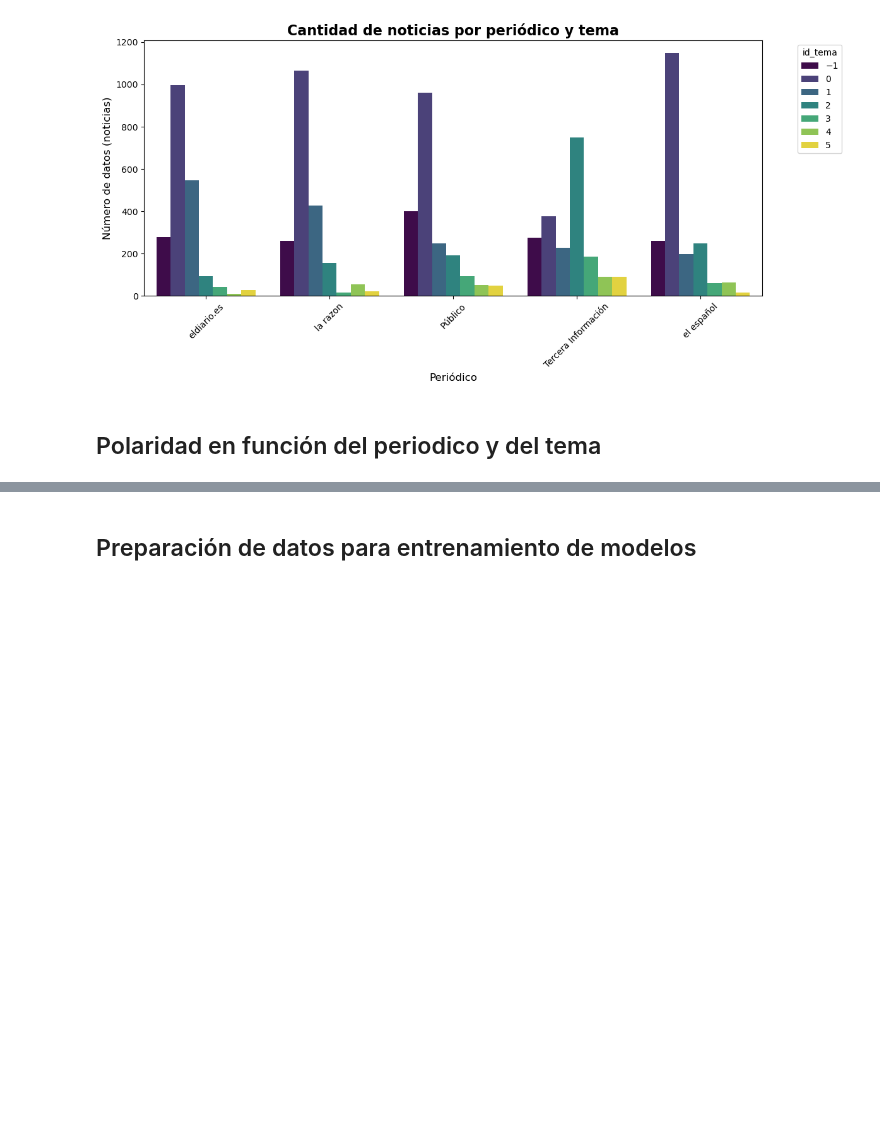
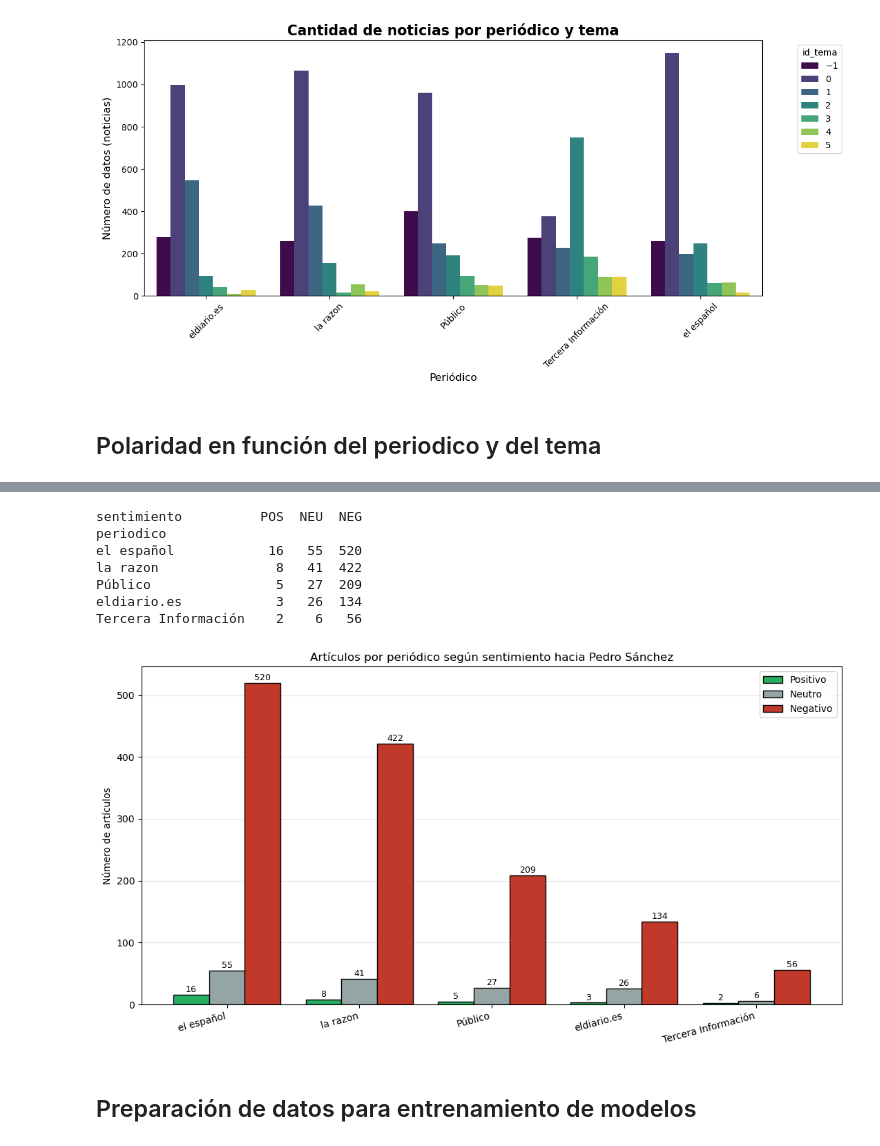
Before and after one commit to avaljuan/NLP_trabajo, a Jupyter notebook: Analisis.ipynb, the cells around one changed output, grey strips where cells are left out. Drawn from its saved outputs; the diff is of its cells as text; code cells hidden in the pictures; blank space fills up the shorter version.

```diff
--- a/Analisis.ipynb
+++ b/Analisis.ipynb
@@ -314,3 +394,52 @@ plt.show()
+# %%
+import matplotlib.pyplot as plt
+import numpy as np
+
+# Recuento absoluto por periódico y sentimiento
+recuento = df_s.groupby(['periodico', 'sentimiento']).size().unstack(fill_value=0)
+
+# Asegurar que están las tres columnas en orden
+for col in ['POS', 'NEU', 'NEG']:
+    if col not in recuento.columns:
+        recuento[col] = 0
+recuento = recuento[['POS', 'NEU', 'NEG']]
+recuento = recuento.sort_values('POS', ascending=False)
+
+print(recuento)
+
+# Gráfico de barras agrupadas
+fig, ax = plt.subplots(figsize=(11, 6))
+x = np.arange(len(recuento))
+ancho = 0.27
+
+b1 = ax.bar(x - ancho, recuento['POS'], ancho, label='Positivo', color='#27ae60', edgecolor='black')
+b2 = ax.bar(x,         recuento['NEU'], ancho, label='Neutro',   color='#95a5a6', edgecolor='black')
+b3 = ax.bar(x + ancho, recuento['NEG'], ancho, label='Negativo', color='#c0392b', edgecolor='black')
+
+# Números encima de cada barra
+for barras in (b1, b2, b3):
+    for b in barras:
+        ax.text(b.get_x() + b.get_width()/2, b.get_height() + 1,
+                f'{int(b.get_height())}', ha='center', va='bottom', fontsize=9)
+
+ax.set_xticks(x)
+ax.set_xticklabels(recuento.index, rotation=15, ha='right')
+ax.set_ylabel('Número de artículos')
+ax.set_title('Artículos por periódico según sentimiento hacia Pedro Sánchez')
+ax.legend()
+ax.grid(axis='y', alpha=0.3)
+ax.set_axisbelow(True)
+plt.tight_layout()
+plt.show()
+# %% [output]
+sentimiento          POS  NEU  NEG
+periodico
+el español            16   55  520
+la razon               8   41  422
+Público                5   27  209
+eldiario.es            3   26  134
+Tercera Información    2    6   56
+[figure, added]
 # %% [markdown]
 ## Preparación de datos para entrenamiento de modelos
 # %% [markdown]
```
Also changed, not shown: parts of 18 cells of this notebook, 7 other files.
